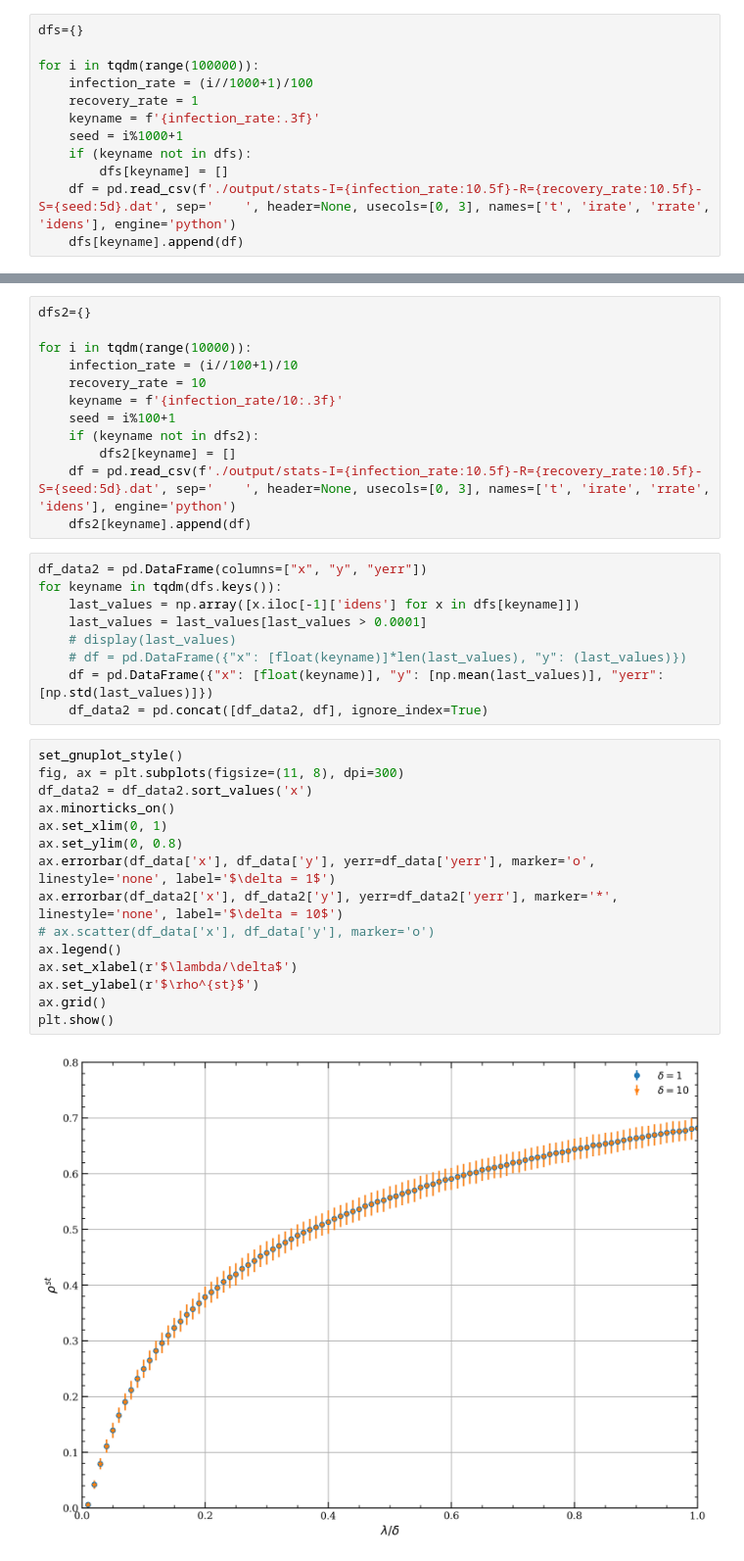
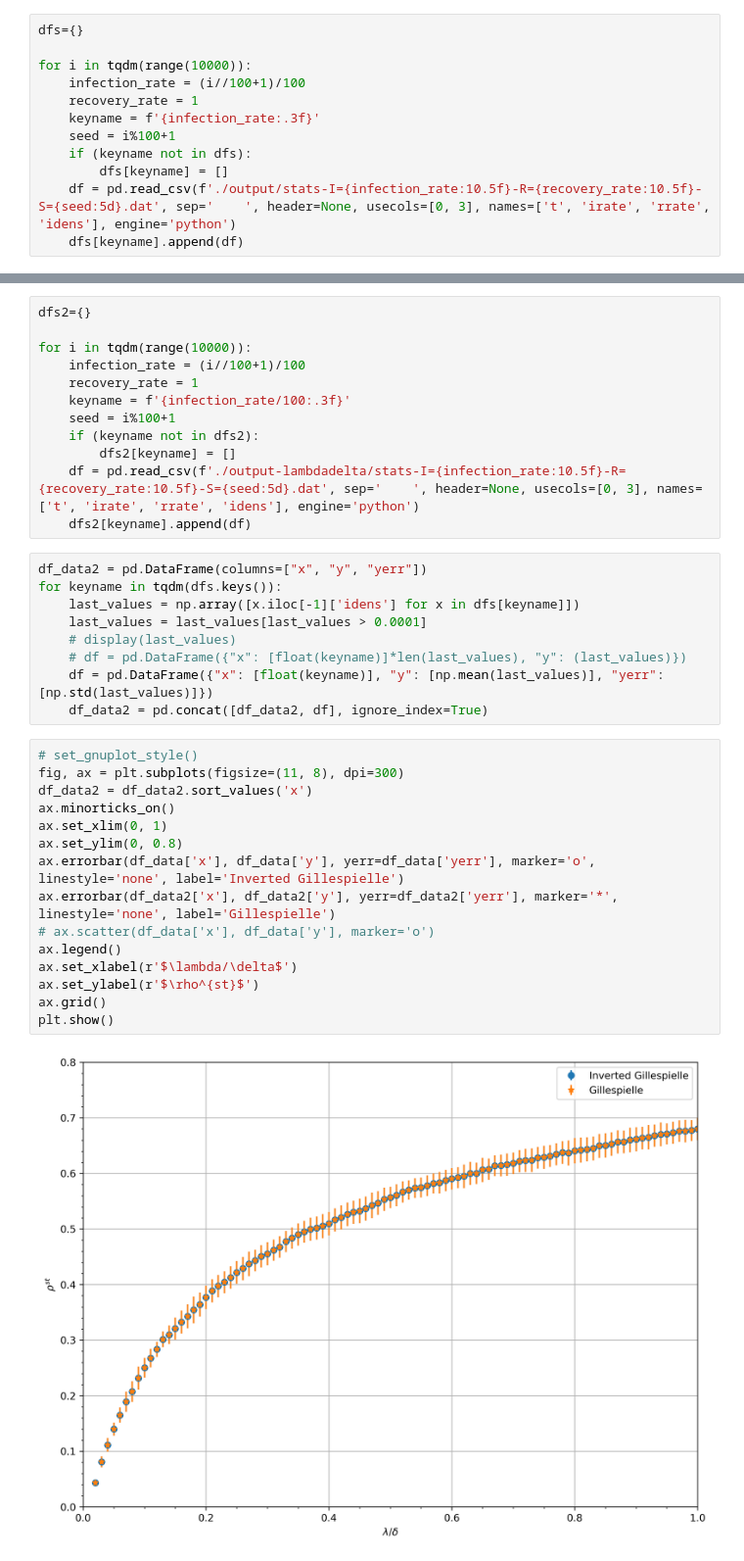
Before and after one commit to AdriRed/epidemics-tfg, a Jupyter notebook: post-process-data.ipynb, the cells around one changed output, grey strips where cells are left out. Shown at 98% size. Cells and saved outputs as stored; diff of their text form.

Commit message:
removed unnecessary /1000 in rates

```diff
--- a/post-process-data.ipynb
+++ b/post-process-data.ipynb
@@ -192,11 +192,11 @@ ax.set_xlim(0, 6.5)
 # %%
 dfs={}
 
-for i in tqdm(range(100000)):
-    infection_rate = (i//1000+1)/100
+for i in tqdm(range(10000)):
+    infection_rate = (i//100+1)/100
     recovery_rate = 1
     keyname = f'{infection_rate:.3f}'
-    seed = i%1000+1
+    seed = i%100+1
     if (keyname not in dfs):
         dfs[keyname] = []
     df = pd.read_csv(f'./output/stats-I={infection_rate:10.5f}-R={recovery_rate:10.5f}-S={seed:5d}.dat', sep='    ', header=None, usecols=[0, 3], names=['t', 'irate', 'rrate', 'idens'], engine='python')
@@ -229,13 +229,13 @@ plt.show()
 dfs2={}
 
 for i in tqdm(range(10000)):
-    infection_rate = (i//100+1)/10
-    recovery_rate = 10
-    keyname = f'{infection_rate/10:.3f}'
+    infection_rate = (i//100+1)/100
+    recovery_rate = 1
+    keyname = f'{infection_rate/100:.3f}'
     seed = i%100+1
     if (keyname not in dfs2):
         dfs2[keyname] = []
-    df = pd.read_csv(f'./output/stats-I={infection_rate:10.5f}-R={recovery_rate:10.5f}-S={seed:5d}.dat', sep='    ', header=None, usecols=[0, 3], names=['t', 'irate', 'rrate', 'idens'], engine='python')
+    df = pd.read_csv(f'./output-lambdadelta/stats-I={infection_rate:10.5f}-R={recovery_rate:10.5f}-S={seed:5d}.dat', sep='    ', header=None, usecols=[0, 3], names=['t', 'irate', 'rrate', 'idens'], engine='python')
     dfs2[keyname].append(df)
 # %%
 df_data2 = pd.DataFrame(columns=["x", "y", "yerr"])
@@ -247,19 +247,19 @@ for keyname in tqdm(dfs.keys()):
     df = pd.DataFrame({"x": [float(keyname)], "y": [np.mean(last_values)], "yerr": [np.std(last_values)]})
     df_data2 = pd.concat([df_data2, df], ignore_index=True)
 # %%
-set_gnuplot_style()
+# set_gnuplot_style()
 fig, ax = plt.subplots(figsize=(11, 8), dpi=300)
 df_data2 = df_data2.sort_values('x')
 ax.minorticks_on()
 ax.set_xlim(0, 1)
 ax.set_ylim(0, 0.8)
-ax.errorbar(df_data['x'], df_data['y'], yerr=df_data['yerr'], marker='o', linestyle='none', label='$\delta = 1$')
-ax.errorbar(df_data2['x'], df_data2['y'], yerr=df_data2['yerr'], marker='*', linestyle='none', label='$\delta = 10$')
+ax.errorbar(df_data['x'], df_data['y'], yerr=df_data['yerr'], marker='o', linestyle='none', label='Inverted Gillespielle')
+ax.errorbar(df_data2['x'], df_data2['y'], yerr=df_data2['yerr'], marker='*', linestyle='none', label='Gillespielle')
 # ax.scatter(df_data['x'], df_data['y'], marker='o')
 ax.legend()
 ax.set_xlabel(r'$\lambda/\delta$')
 ax.set_ylabel(r'$\rho^{st}$')
 ax.grid()
 plt.show()
 # %% [output]
-[figure, old version]
+[figure, new version]
```
Also changed, not shown: parts of 1 cell of this notebook, 1 other file.
